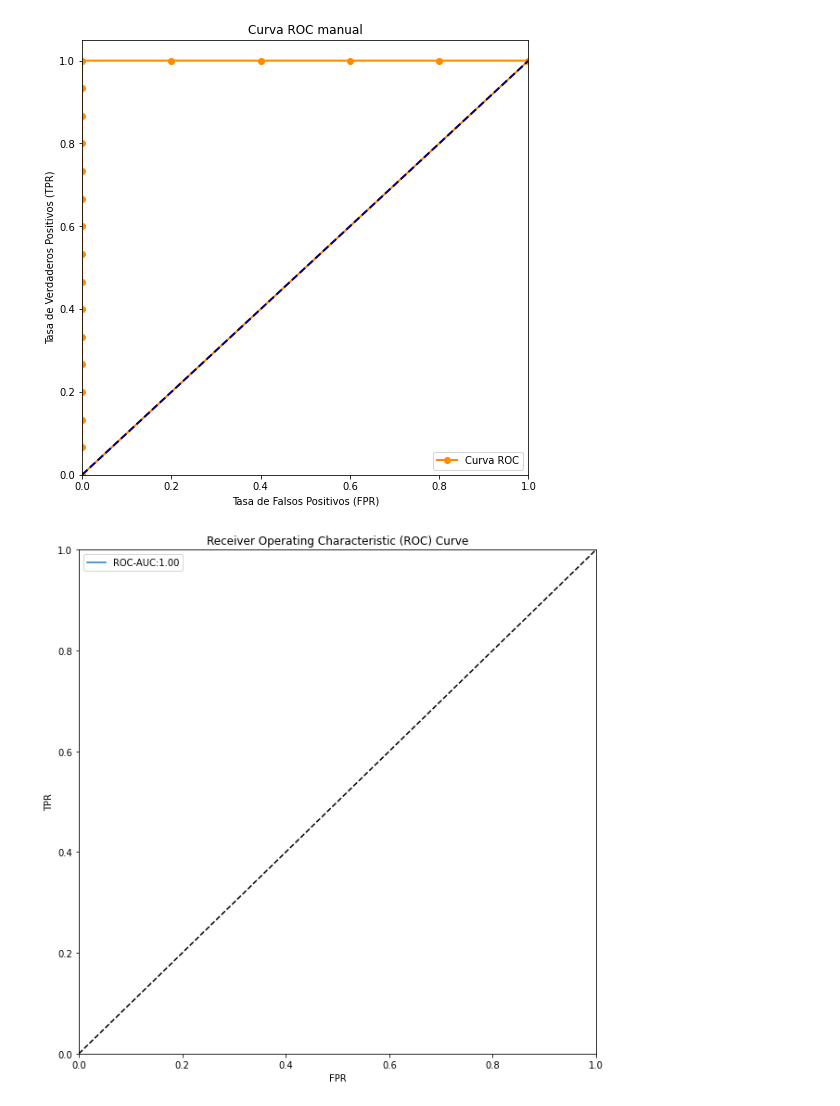
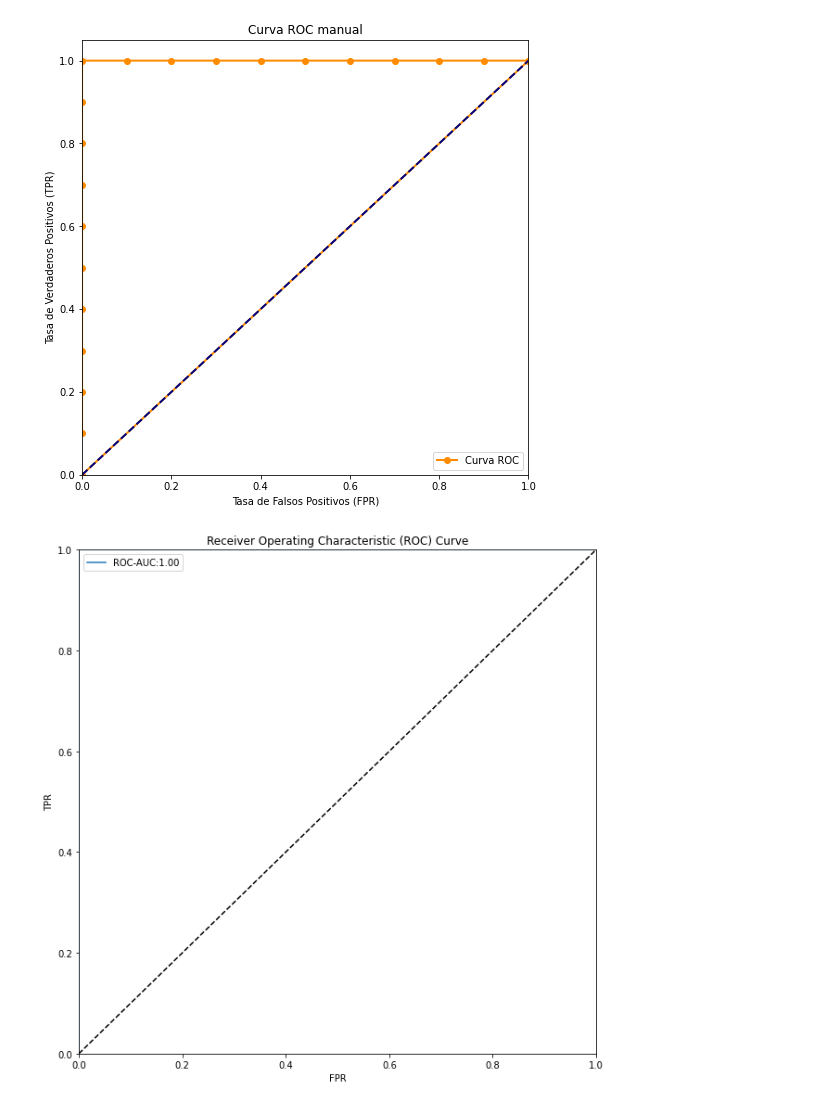
Before and after one commit to PabloSoligo2014/3670-UNLaM-CD, a Jupyter notebook: 06_Others/ManualRoc.ipynb, the cells around one changed output. Drawn from its saved outputs; the diff is of its cells as text; code cells hidden in the pictures.

```diff
--- a/06_Others/ManualRoc.ipynb
+++ b/06_Others/ManualRoc.ipynb
@@ -47,30 +47,30 @@ def manual_roc_curve(y_test, y_pred_prob):
 # %%
 df = pd.DataFrame(
     [[1, .99], #Si el punto de corte es aca, entonces y_pred [1,0,0,0,0,0,0,0,0...,0]
      [1, .94], #Si el punto de corte es aca, entonces y_pred [1,1,0,0,0,0,0,0,0...,0]
      [1, .89], #Si el punto de corte es aca, entonces y_pred [1,1,1,0,0,0,0,0,0...,0]
      [1, .84],
      [1, .79],
      [1, .74],
      [1, .69],
      [1, .64],
      [1, .58],
      [1, .54],
-     [1, .49],
-     [1, .44],
-     [1, .39],
-     [1, .34],
-     [1, .29],
+     [0, .49],
+     [0, .44],
+     [0, .39],
+     [0, .34],
+     [0, .29],
      [0, .24],
      [0, .19],
      [0, .14],
      [0, .09],
      [0, .03]],
     columns=['y_test', 'y_pred_prob']
 )
 fpr_list, tpr_list = manual_roc_curve(df['y_test'], df['y_pred_prob'])
 # %% [output]
-[figure, old version]
+[figure, new version]
 # %%
 #tpr_list, fpr_list
 # %%
```
Also changed, not shown: 1 other file.
